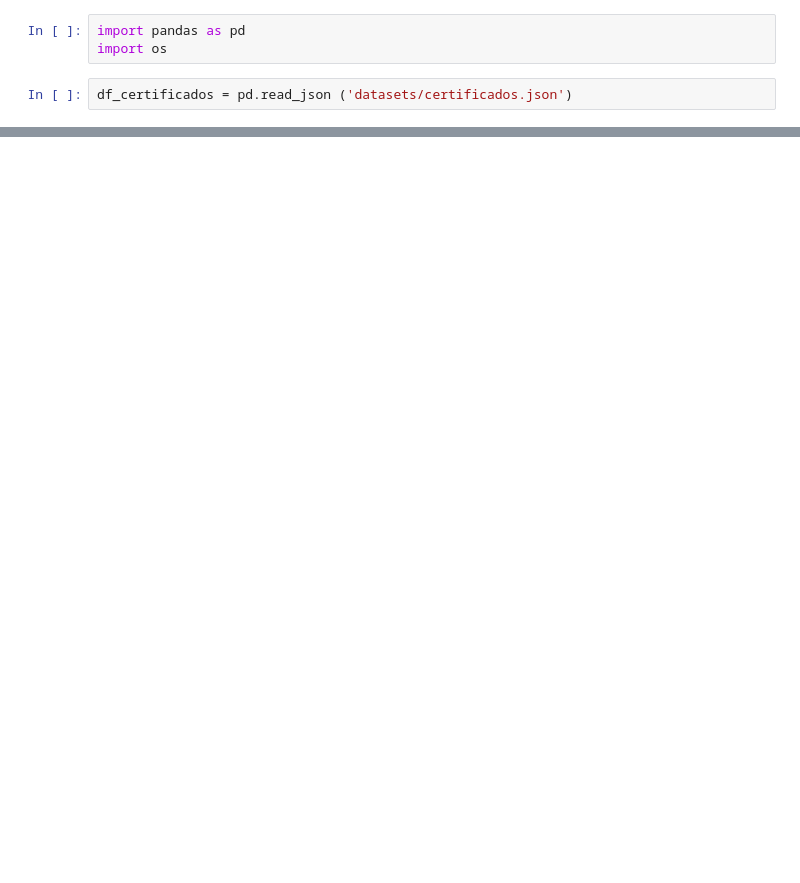
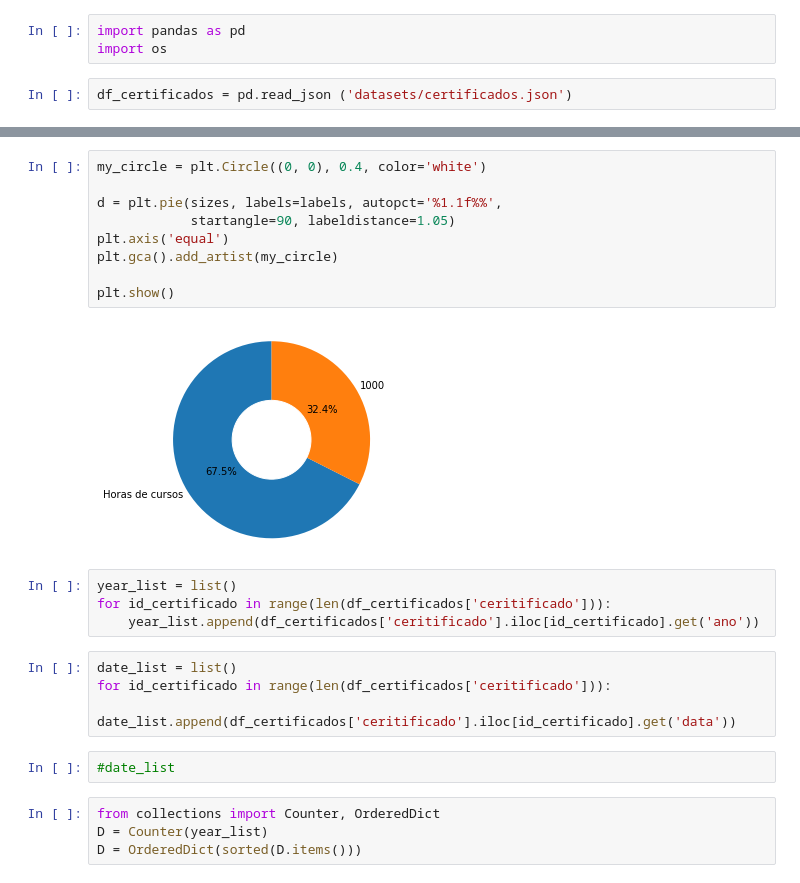
Before and after one commit to RonildoSilva/Curriculum-Vitae, a Jupyter notebook: Untitled.ipynb, the cells around one changed output, grey strips where cells are left out. Saved outputs shown, nothing was run; the diff lists cells and outputs as text; blank space fills up the shorter version.

```diff
--- a/Untitled.ipynb
+++ b/Untitled.ipynb
@@ -26,0 +53,25 @@ for id_certificado in range(len(df_certificados['ceritificado'])):
+# %%
+my_circle = plt.Circle((0, 0), 0.4, color='white')
+
+d = plt.pie(sizes, labels=labels, autopct='%1.1f%%',
+            startangle=90, labeldistance=1.05)
+plt.axis('equal')
+plt.gca().add_artist(my_circle)
+
+plt.show()
+# %% [output]
+[figure, added]
+# %%
+year_list = list()
+for id_certificado in range(len(df_certificados['ceritificado'])):
+    year_list.append(df_certificados['ceritificado'].iloc[id_certificado].get('ano'))
+# %%
+date_list = list()
+for id_certificado in range(len(df_certificados['ceritificado'])):
+    date_list.append(df_certificados['ceritificado'].iloc[id_certificado].get('data'))
+# %%
+#date_list
+# %%
+from collections import Counter, OrderedDict
+D = Counter(year_list)
+D = OrderedDict(sorted(D.items()))
```
Also changed, not shown: parts of 9 cells of this notebook, 6 other files.
